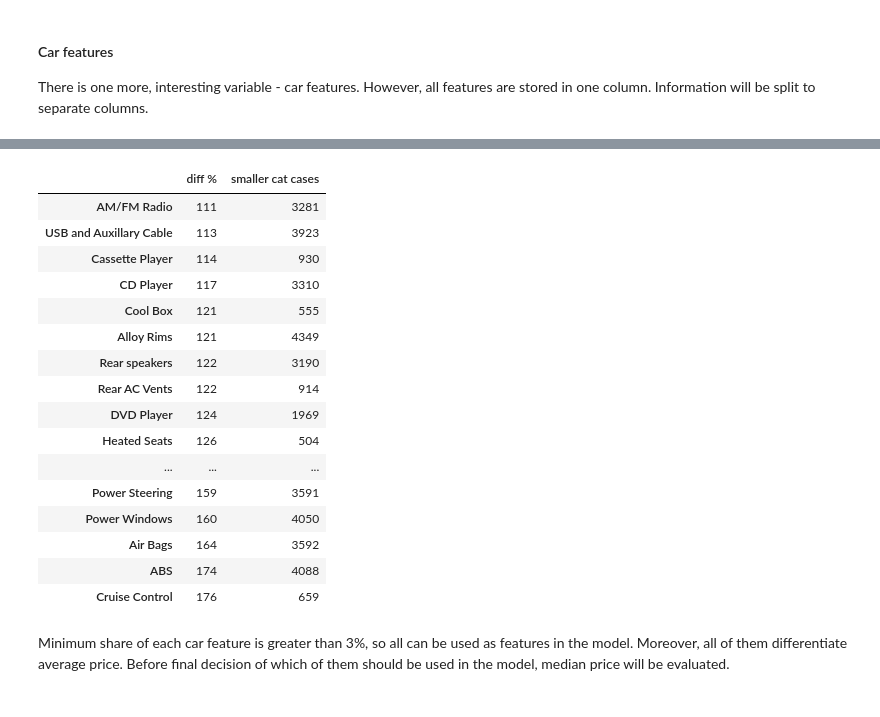
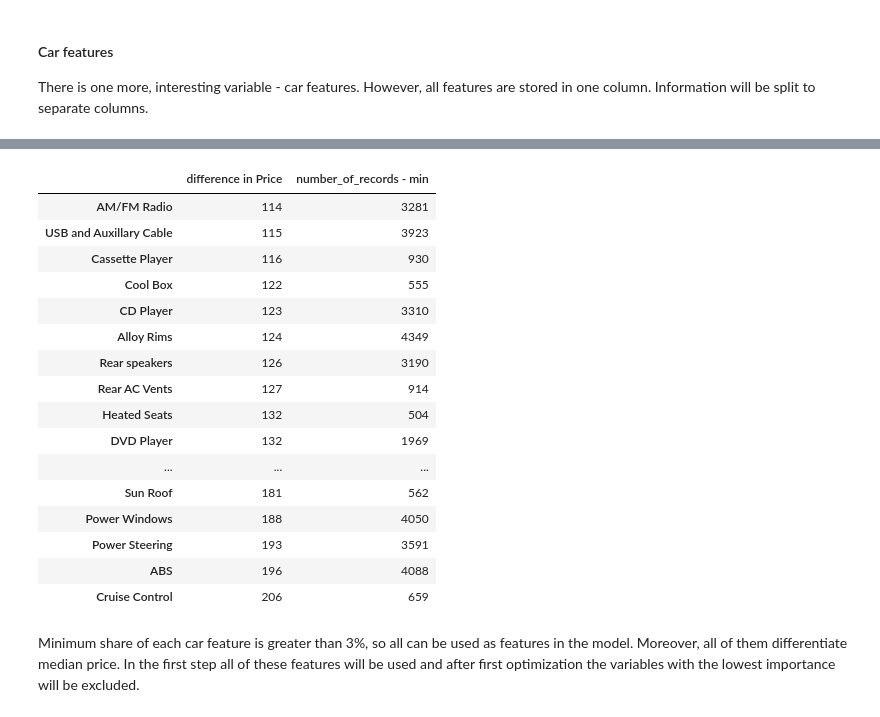
Before and after one commit to patrykrysinski/DS, a Jupyter notebook: Car prices/analysis.ipynb, the cells around one changed output, grey strips where cells are left out. Cells and saved outputs as stored; diff of their text form; code cells hidden in the pictures.

```diff
--- a/Car prices/analysis.ipynb
+++ b/Car prices/analysis.ipynb
@@ -347,24 +342,22 @@ Rear Camera
-# %%
-all_diff_df = pd.DataFrame(data=all_diff, index = all_features, columns=['diff %'])
-all_diff_df['smaller cat cases'] = min_no_of_rec
-all_diff_df.sort_values(by='diff %')
-# %% [output]
-|  | diff % | smaller cat cases |
-| AM/FM Radio | 111 | 3281 |
-| USB and Auxillary Cable | 113 | 3923 |
-| Cassette Player | 114 | 930 |
-| CD Player | 117 | 3310 |
-| Cool Box | 121 | 555 |
-| Alloy Rims | 121 | 4349 |
-| Rear speakers | 122 | 3190 |
-| Rear AC Vents | 122 | 914 |
-| DVD Player | 124 | 1969 |
-| Heated Seats | 126 | 504 |
-| ... | ... | ... |
-| Power Steering | 159 | 3591 |
-| Power Windows | 160 | 4050 |
-| Air Bags | 164 | 3592 |
-| ABS | 174 | 4088 |
-| Cruise Control | 176 | 659 |
+# %%
+calc_split_summary(data,all_features, calc_type=np.median)
+# %% [output]
+|  | difference in Price | number_of_records - min |
+| AM/FM Radio | 114 | 3281 |
+| USB and Auxillary Cable | 115 | 3923 |
+| Cassette Player | 116 | 930 |
+| Cool Box | 122 | 555 |
+| CD Player | 123 | 3310 |
+| Alloy Rims | 124 | 4349 |
+| Rear speakers | 126 | 3190 |
+| Rear AC Vents | 127 | 914 |
+| Heated Seats | 132 | 504 |
+| DVD Player | 132 | 1969 |
+| ... | ... | ... |
+| Sun Roof | 181 | 562 |
+| Power Windows | 188 | 4050 |
+| Power Steering | 193 | 3591 |
+| ABS | 196 | 4088 |
+| Cruise Control | 206 | 659 |
 # %% [markdown]
-Minimum share of each car feature is greater than 3%, so all can be used as features in the model. Moreover, all of them differentiate average price. Before final decision of which of them should be used in the model, median price will be evaluated.
+Minimum share of each car feature is greater than 3%, so all can be used as features in the model. Moreover, all of them differentiate median price. In the first step all of these features will be used and after first optimization the variables with the lowest importance will be excluded.
```
Also changed, not shown: parts of 30 cells of this notebook, 4 other files.
